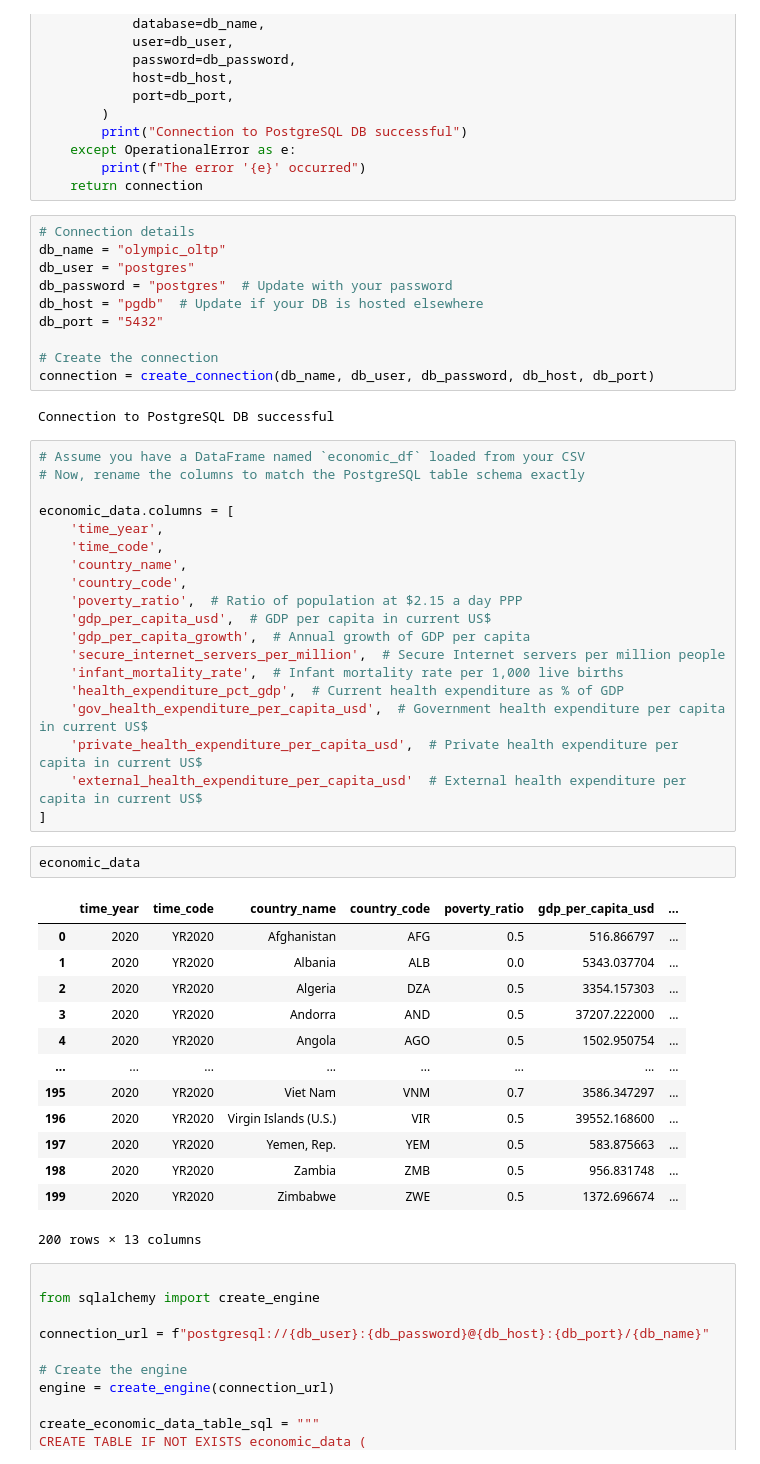
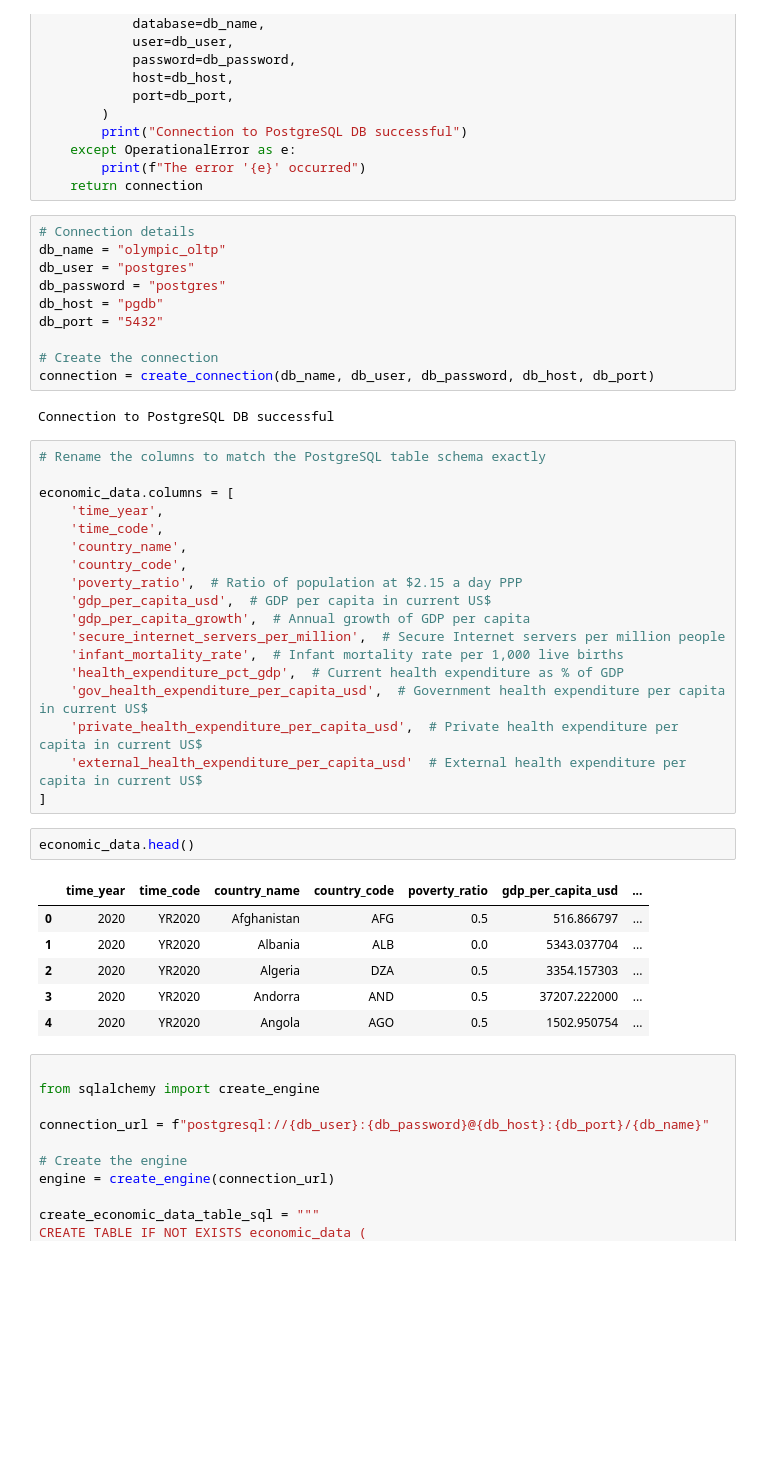
Before and after one commit to iheathers/DataWarehouse, a Jupyter notebook: Project 1/oltp.ipynb, the cells around one changed output. Saved outputs shown, nothing was run; the diff lists cells and outputs as text; blank space fills up the shorter version.

```diff
--- a/Project 1/oltp.ipynb
+++ b/Project 1/oltp.ipynb
@@ -260,8 +258,8 @@ def create_connection(db_name, db_user, db_password, db_host, db_port):
 # Connection details
 db_name = "olympic_oltp"
 db_user = "postgres"
-db_password = "postgres"  # Update with your password
-db_host = "pgdb"  # Update if your DB is hosted elsewhere
+db_password = "postgres"
+db_host = "pgdb"
 db_port = "5432"
 
 # Create the connection
@@ -269,8 +267,7 @@ connection = create_connection(db_name, db_user, db_password, db_host, db_port)
 # %% [output]
 Connection to PostgreSQL DB successful
 # %%
-# Assume you have a DataFrame named `economic_df` loaded from your CSV
-# Now, rename the columns to match the PostgreSQL table schema exactly
+# Rename the columns to match the PostgreSQL table schema exactly
 
 economic_data.columns = [
     'time_year',
@@ -288,21 +285,14 @@ economic_data.columns = [
     'external_health_expenditure_per_capita_usd'  # External health expenditure per capita in current US$
 ]
 # %%
-economic_data
+economic_data.head()
 # %% [output]
 |  | time_year | time_code | country_name | country_code | poverty_ratio | gdp_per_capita_usd | ... |
 | 0 | 2020 | YR2020 | Afghanistan | AFG | 0.5 | 516.866797 | ... |
 | 1 | 2020 | YR2020 | Albania | ALB | 0.0 | 5343.037704 | ... |
 | 2 | 2020 | YR2020 | Algeria | DZA | 0.5 | 3354.157303 | ... |
 | 3 | 2020 | YR2020 | Andorra | AND | 0.5 | 37207.222000 | ... |
 | 4 | 2020 | YR2020 | Angola | AGO | 0.5 | 1502.950754 | ... |
-| ... | ... | ... | ... | ... | ... | ... | ... |
-| 195 | 2020 | YR2020 | Viet Nam | VNM | 0.7 | 3586.347297 | ... |
-| 196 | 2020 | YR2020 | Virgin Islands (U.S.) | VIR | 0.5 | 39552.168600 | ... |
-| 197 | 2020 | YR2020 | Yemen, Rep. | YEM | 0.5 | 583.875663 | ... |
-| 198 | 2020 | YR2020 | Zambia | ZMB | 0.5 | 956.831748 | ... |
-| 199 | 2020 | YR2020 | Zimbabwe | ZWE | 0.5 | 1372.696674 | ... |
-200 rows × 13 columns
 # %%
 
 from sqlalchemy import create_engine
```
Also changed, not shown: parts of 46 cells of this notebook, 4 other files.
